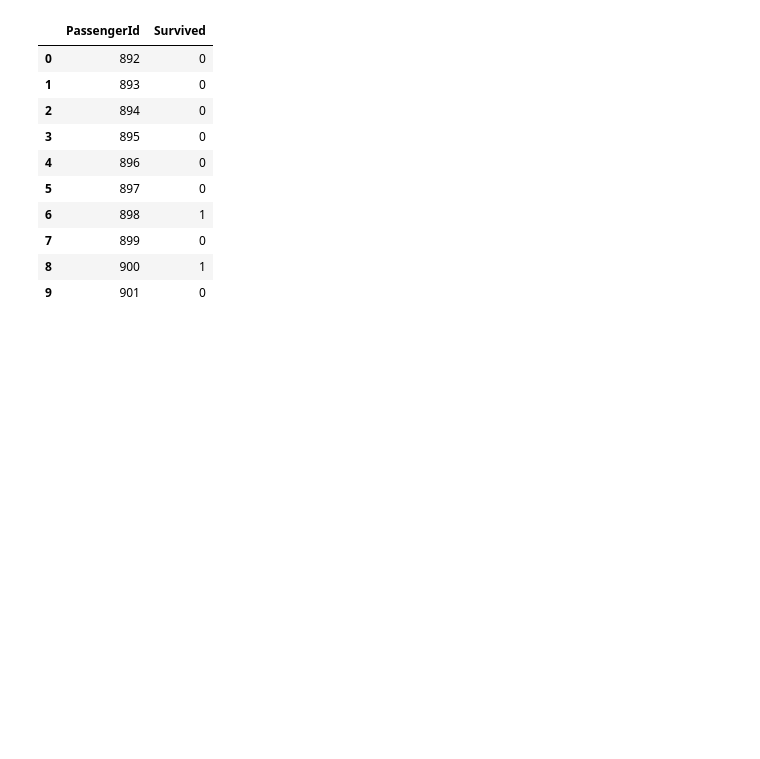
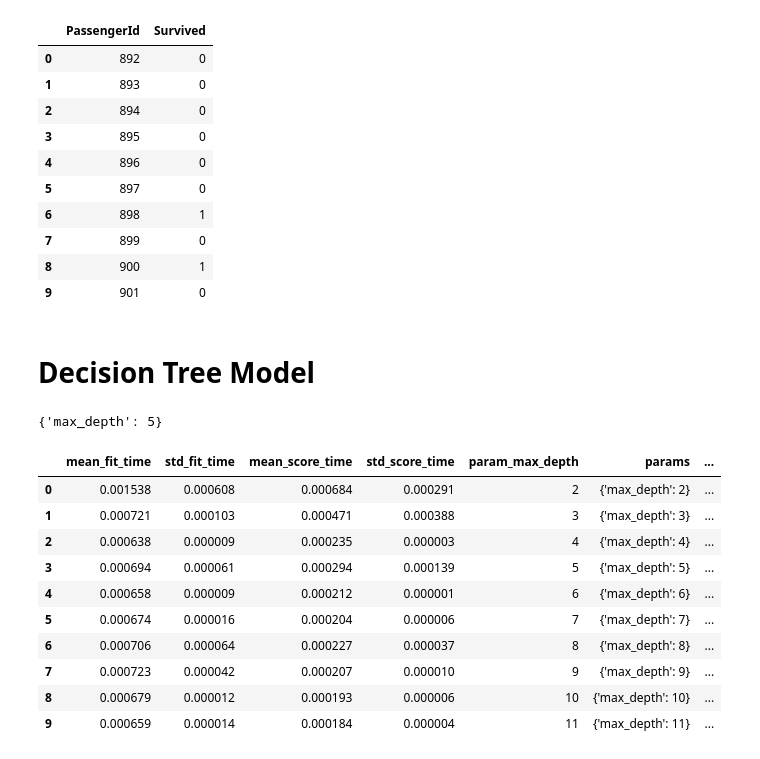
Before and after one commit to kyletp09/Titanic_Kaggle_Comp, a Jupyter notebook: model.ipynb, the cells around one changed output. Drawn from its saved outputs; the diff is of its cells as text; code cells hidden in the pictures; blank space fills up the shorter version.

```diff
--- a/model.ipynb
+++ b/model.ipynb
@@ -100,3 +111,34 @@ results.head(10)
 | 9 | 901 | 0 |
 # %%
 results.to_csv('Datasets/LogisticRegression.csv', index = False)
+# %% [markdown]
+# Decision Tree Model
+# %%
+from sklearn.tree import DecisionTreeClassifier
+
+decision_tree = DecisionTreeClassifier(criterion='gini',
+                                       random_state=1000)
+
+grid_dt = GridSearchCV(
+    estimator= decision_tree,
+    param_grid= {"max_depth": [2, 3, 4, 5, 6, 7, 8, 9, 10, 11, 12]}
+)
+
+grid_dt = grid_dt.fit(X_train, y_train)
+best_model_dt = grid_dt.best_estimator_
+
+print(grid_dt.best_params_)
+pd.DataFrame(grid_dt.cv_results_).head(10)
+# %% [output]
+{'max_depth': 5}
+|  | mean_fit_time | std_fit_time | mean_score_time | std_score_time | param_max_depth | params | ... |
+| 0 | 0.001538 | 0.000608 | 0.000684 | 0.000291 | 2 | {'max_depth': 2} | ... |
+| 1 | 0.000721 | 0.000103 | 0.000471 | 0.000388 | 3 | {'max_depth': 3} | ... |
+| 2 | 0.000638 | 0.000009 | 0.000235 | 0.000003 | 4 | {'max_depth': 4} | ... |
+| 3 | 0.000694 | 0.000061 | 0.000294 | 0.000139 | 5 | {'max_depth': 5} | ... |
+| 4 | 0.000658 | 0.000009 | 0.000212 | 0.000001 | 6 | {'max_depth': 6} | ... |
+| 5 | 0.000674 | 0.000016 | 0.000204 | 0.000006 | 7 | {'max_depth': 7} | ... |
+| 6 | 0.000706 | 0.000064 | 0.000227 | 0.000037 | 8 | {'max_depth': 8} | ... |
+| 7 | 0.000723 | 0.000042 | 0.000207 | 0.000010 | 9 | {'max_depth': 9} | ... |
+| 8 | 0.000679 | 0.000012 | 0.000193 | 0.000006 | 10 | {'max_depth': 10} | ... |
+| 9 | 0.000659 | 0.000014 | 0.000184 | 0.000004 | 11 | {'max_depth': 11} | ... |
```
Also changed, not shown: parts of 9 cells of this notebook, 1 other file.
